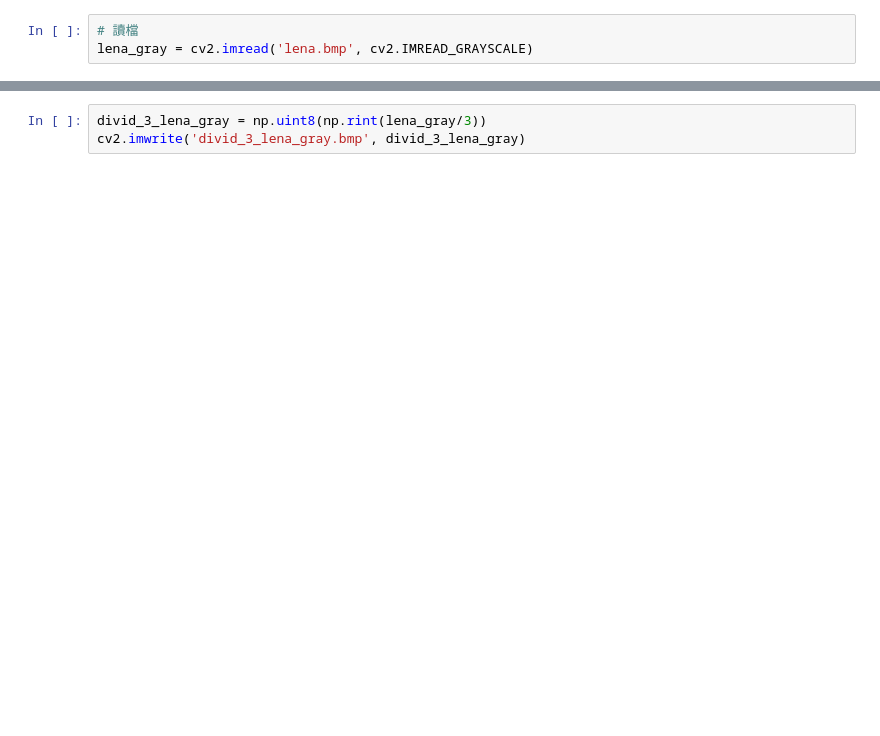
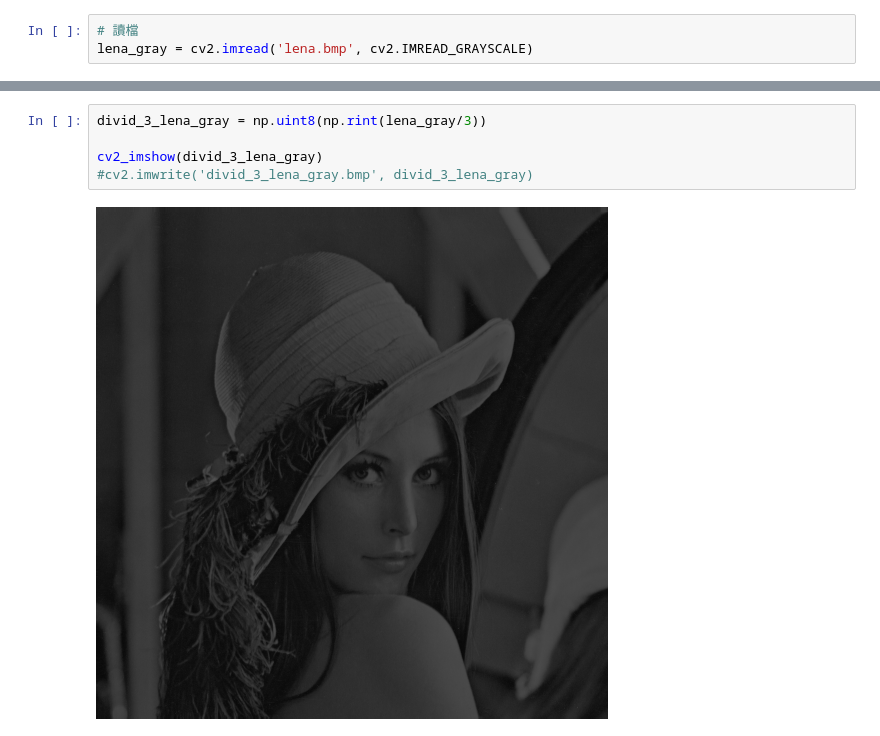
Before and after one commit to w95wayne10/computer_vision, a Jupyter notebook: summary.ipynb, the cells around one changed output, grey strips where cells are left out. Saved outputs shown, nothing was run; the diff lists cells and outputs as text; blank space fills up the shorter version.

```diff
--- a/summary.ipynb
+++ b/summary.ipynb
@@ -132,6 +165,10 @@ cv2.imwrite('group_of_lena.bmp', image)
 # %%
 divid_3_lena_gray = np.uint8(np.rint(lena_gray/3))
-cv2.imwrite('divid_3_lena_gray.bmp', divid_3_lena_gray)
+
+cv2_imshow(divid_3_lena_gray)
+#cv2.imwrite('divid_3_lena_gray.bmp', divid_3_lena_gray)
+# %% [output]
+[figure, added]
 # %%
 # 灰階圖的色階統計
 
```
Also changed, not shown: parts of 15 cells of this notebook.
